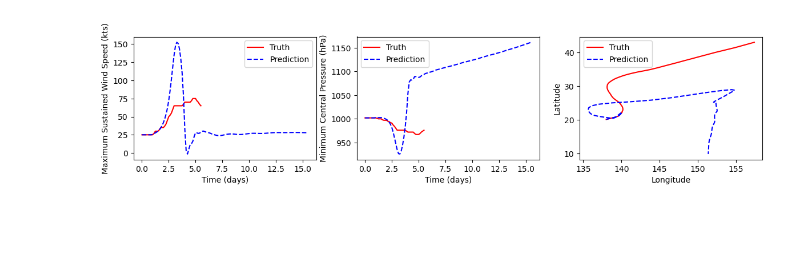
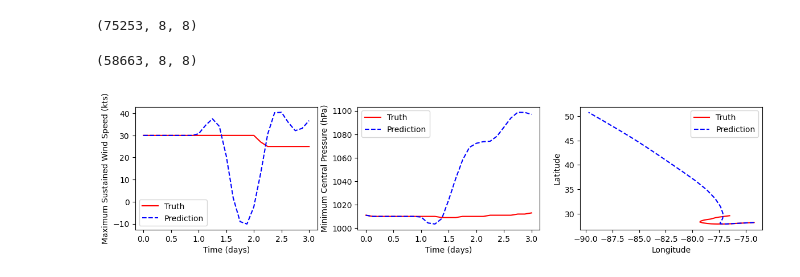
Before and after one commit to OneOneFour/CS229-Project, a Jupyter notebook: conv/test_models.ipynb, the cells around one changed output. Drawn from its saved outputs; the diff is of its cells as text; code cells hidden in the pictures; blank space fills up the shorter version.

Commit message:
fix bug with util

```diff
--- a/conv/test_models.ipynb
+++ b/conv/test_models.ipynb
@@ -22,9 +22,9 @@ ibtracs_ds = util.get_dataset()
 sst_ds = util.get_sst_ds()
 _,_,test_storms = util.train_validation_test(ibtracs_ds,seed=42)
 
-test_storm_seed,test_tracks,test_start_times = util.get_storm_seeds(ibtracs_ds,sst_ds,test_storms,timestep=5)
+test_storm_seed,test_tracks,test_start_times = util.get_storm_seeds(ibtracs_ds,sst_ds,test_storms,timestep=8)
 # %%
 import numpy as np
 import os
-X_test,y_test,group_test = util.make_X_y(ibtracs_ds,sst_ds,test_storms,timesteps=5)
-X_train = np.load(os.path.join('../data',f"X_train_5.npy"))
+X_test,y_test,group_test = util.make_X_y(ibtracs_ds,sst_ds,test_storms,timesteps=8)
+X_train = np.load(os.path.join('../data',f"X_train_8.npy"))
@@ -36,3 +31,11 @@ array([-107.70250702, -107.80001068, -107.90750885, -108.00000763,
+# %%
+def forward_transform(x,mean,std):
+    x = (x - mean[None,:,None])/std[None,:,None]
+    return x
+
+
+def backward_transform(x,mean,std):
+    return x*std[None,:,None] + mean[None,:,None]
 # %%
 X_test = np.transpose(X_test,axes=(0,2,1))
 mean = np.mean(X_train,axis=(0,2))
@@ -71,52 +72,59 @@ def get_predicted_latlon_from_speed(lat,lon,u,v):
 def coriolis_parameter(lat):
     return 2*np.sin(np.deg2rad(lat))
 
-
 def recursive_prediction(initial_x,model,length,start_time):
     y = np.zeros((length,6))
 
     timestep = initial_x.shape[0]
     y[:timestep] = initial_x[:,[0,1,2,3,6,7]]
-    x = torch.transpose(torch.from_numpy(initial_x),0,1)
+    x = initial_x[:]
     for step in range(length - timestep):
-        out = model(x[None,:,:])
+        x_in = torch.from_numpy(forward_transform(np.transpose(x)[None,:,:],mean,std))
+        out = model(x_in)
         uMax,Pmin,u,v = out.detach().numpy()[0]
-        old_lat,old_lon = x[-2,-1],x[-1,-1]
+        old_lat,old_lon = x[-1,-2],x[-1,-1]
         interp_lat,interp_lon = get_predicted_latlon_from_speed(old_lat,old_lon,u,v)
         cor_param= coriolis_parameter(interp_lat)
         sst = float(sst_ds.sst.interp(time=start_time+np.timedelta64((3)*(step+1),'h'),lat=interp_lat,lon=interp_lon))
         if np.isnan(sst):
-            sst = x[5][-1]
+            sst = x[-1][5]
         y[step+timestep] = [uMax,Pmin,u,v,interp_lat,interp_lon]
-        x = torch.roll(torch.transpose(x,0,1),-1,dims=0)
-        x[-1] = torch.tensor([uMax,Pmin,u,v,cor_param,sst,interp_lat,interp_lon])
-        x = torch.transpose(x,0,1)
+        x = np.roll(x,-1,axis=0)
+        x[-1] = [uMax,Pmin,u,v,cor_param,sst,interp_lat,interp_lon]
     return y
+# %%
+X_test.shape
+# %% [output]
+(75253, 8, 8)
+# %%
+X_train.shape
+# %% [output]
+(58663, 8, 8)
 # %%
 import matplotlib.pyplot as plt
 import numpy as np
-STORM = 500
-prediction_length = len(test_tracks[STORM]) + 80
+STORM = 01
+prediction_length = len(test_tracks[STORM])
 storm_prediction = recursive_prediction(test_storm_seed[STORM],model,prediction_length,test_start_times[STORM])
 t=np.arange(0,prediction_length/8,0.125)
 fig,ax = plt.subplots(ncols=3,nrows=1,figsize=(12,3))
 fig.tight_layout(pad=2)
 ax[0].plot(t[:len(test_tracks[STORM])],test_tracks[STORM][:,0],'r-',label='Truth')
 ax[0].plot(t,storm_prediction[:,0],'b--',label='Prediction')
 ax[0].set_xlabel("Time (days)")
 ax[0].set_ylabel("Maximum Sustained Wind Speed (kts)")
 ax[0].legend()
 ax[1].plot(t[:len(test_tracks[STORM])],test_tracks[STORM][:,1],'r-',label='Truth')
 ax[1].plot(t,storm_prediction[:,1],'b--',label='Prediction')
 ax[1].set_xlabel("Time (days)")
 ax[1].set_ylabel("Minimum Central Pressure (hPa)")
 ax[1].legend()
 
 ax[2].plot(test_tracks[STORM][:,-1],test_tracks[STORM][:,-2],'r-',label='Truth')
 ax[2].plot(storm_prediction[:,-1],storm_prediction[:,-2],'b--',label='Prediction')
 ax[2].set_xlabel("Longitude")
 ax[2].set_ylabel("Latitude")
 ax[2].legend()
 fig.savefig(f"plots/model_test_{STORM}.png")
 # %% [output]
-[figure, old version]
+[figure, new version]
```
Also changed, not shown: parts of 6 cells of this notebook, 1 other file.
